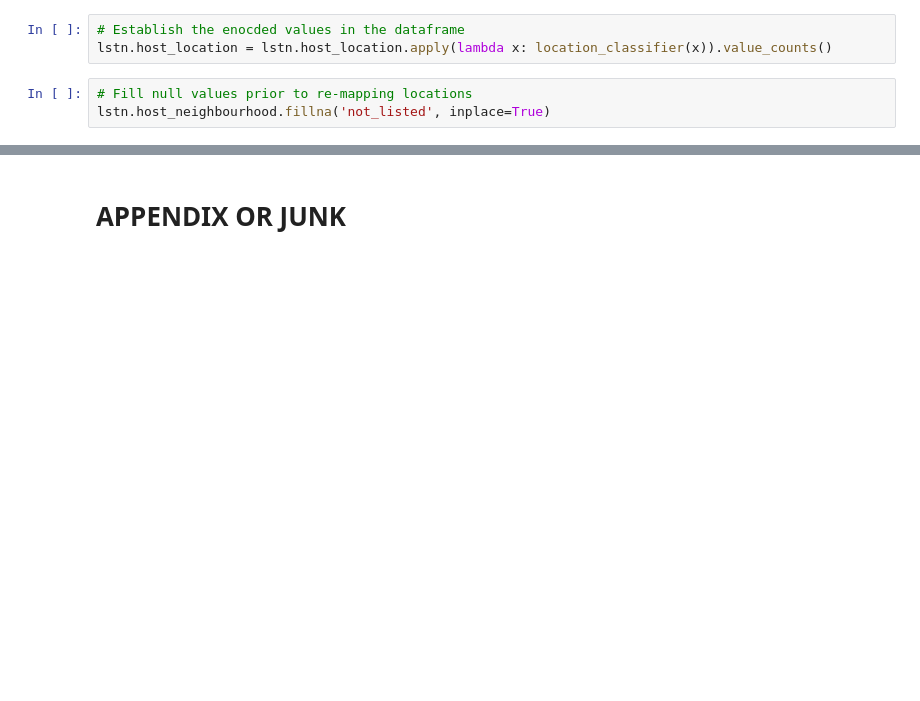
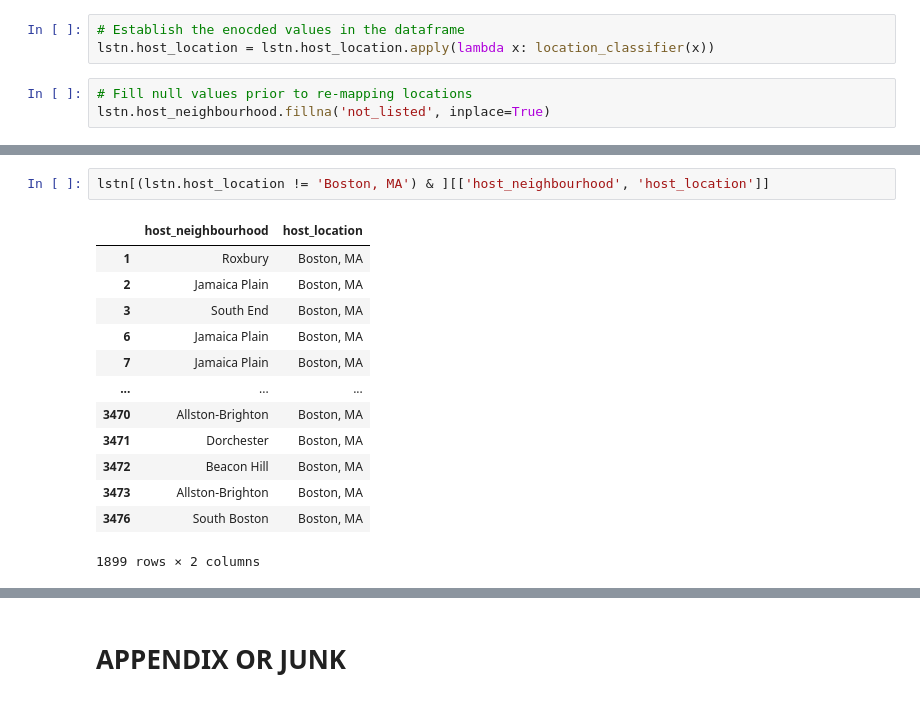
Before and after one commit to drossDS/Air_BnB_Fair_Pricing, a Jupyter notebook: code/EDA-part-2.ipynb, the cells around one changed output, grey strips where cells are left out. Saved outputs shown, nothing was run; the diff lists cells and outputs as text; blank space fills up the shorter version.

```diff
--- a/code/EDA-part-2.ipynb
+++ b/code/EDA-part-2.ipynb
@@ -661,7 +665,7 @@ outside_bos          221
 Name: host_location, dtype: int64
 # %%
 # Establish the enocded values in the dataframe
-lstn.host_location = lstn.host_location.apply(lambda x: location_classifier(x)).value_counts()
+lstn.host_location = lstn.host_location.apply(lambda x: location_classifier(x))
 # %%
 # Fill null values prior to re-mapping locations
 lstn.host_neighbourhood.fillna('not_listed', inplace=True)
@@ -667,0 +730,16 @@ lstn.host_neighbourhood.fillna('not_listed', inplace=True)
+# %%
+lstn[(lstn.host_location != 'Boston, MA') & ][['host_neighbourhood', 'host_location']]
+# %% [output]
+|  | host_neighbourhood | host_location |
+| 1 | Roxbury | Boston, MA |
+| 2 | Jamaica Plain | Boston, MA |
+| 3 | South End | Boston, MA |
+| 6 | Jamaica Plain | Boston, MA |
+| 7 | Jamaica Plain | Boston, MA |
+| ... | ... | ... |
+| 3470 | Allston-Brighton | Boston, MA |
+| 3471 | Dorchester | Boston, MA |
+| 3472 | Beacon Hill | Boston, MA |
+| 3473 | Allston-Brighton | Boston, MA |
+| 3476 | South Boston | Boston, MA |
+1899 rows × 2 columns
```
Also changed, not shown: parts of 11 cells of this notebook, 1 other file.
